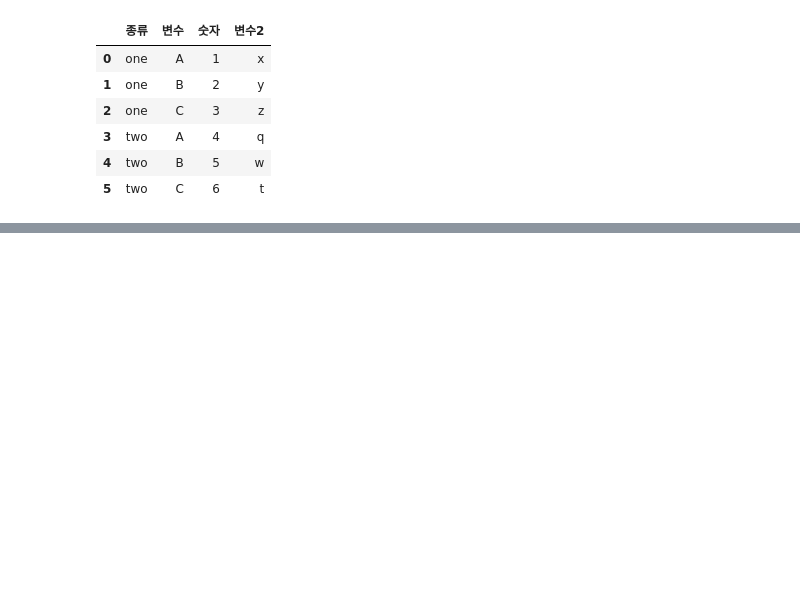
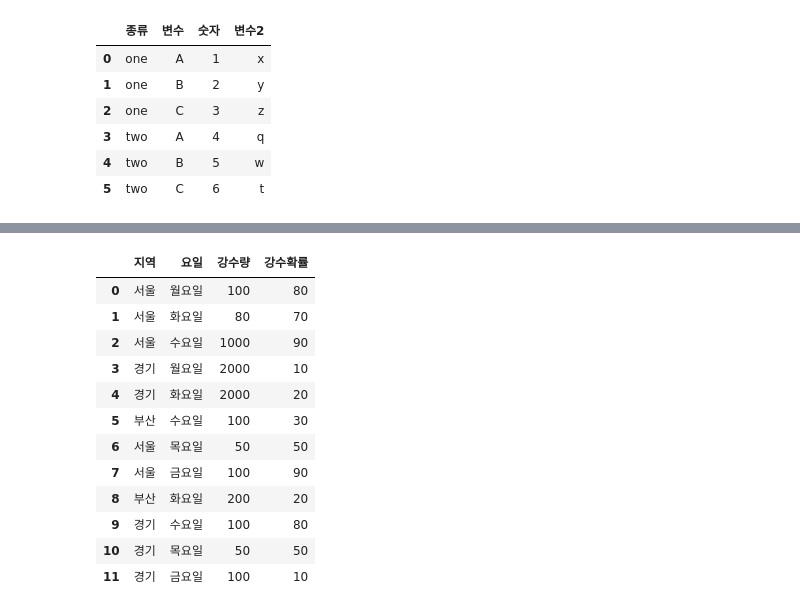
Before and after one commit to kim-min-chang/pandassource, a Jupyter notebook: reshape.ipynb, the cells around one changed output, grey strips where cells are left out. Drawn from its saved outputs; the diff is of its cells as text; code cells hidden in the pictures; blank space fills up the shorter version.

```diff
--- a/reshape.ipynb
+++ b/reshape.ipynb
@@ -230,0 +273,24 @@ df
+# %%
+df = pd.DataFrame(
+    {
+        "지역":["서울","서울","서울","경기","경기","부산","서울","서울","부산","경기","경기","경기"],
+        "요일":["월요일","화요일","수요일","월요일","화요일","수요일","목요일","금요일","화요일","수요일","목요일","금요일"],
+        "강수량":[100,80,1000,2000,2000,100,50,100,200,100,50,100],
+        "강수확률":[80,70,90,10,20,30,50,90,20,80,50,10]
+    }
+)
+df
+# %% [output]
+|  | 지역 | 요일 | 강수량 | 강수확률 |
+| 0 | 서울 | 월요일 | 100 | 80 |
+| 1 | 서울 | 화요일 | 80 | 70 |
+| 2 | 서울 | 수요일 | 1000 | 90 |
+| 3 | 경기 | 월요일 | 2000 | 10 |
+| 4 | 경기 | 화요일 | 2000 | 20 |
+| 5 | 부산 | 수요일 | 100 | 30 |
+| 6 | 서울 | 목요일 | 50 | 50 |
+| 7 | 서울 | 금요일 | 100 | 90 |
+| 8 | 부산 | 화요일 | 200 | 20 |
+| 9 | 경기 | 수요일 | 100 | 80 |
+| 10 | 경기 | 목요일 | 50 | 50 |
+| 11 | 경기 | 금요일 | 100 | 10 |
```
Also changed, not shown: parts of 8 cells of this notebook, 9 other files.
